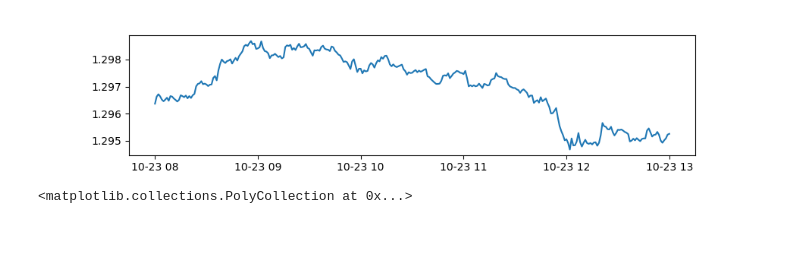
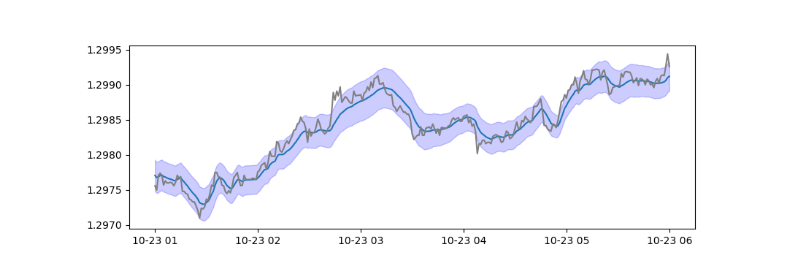
Before and after one commit to alexrmiller2/gpr-system, a Jupyter notebook: live-gpr.ipynb, the cells around one changed output. Drawn from its saved outputs; the diff is of its cells as text; code cells hidden in the pictures; blank space fills up the shorter version.

```diff
--- a/live-gpr.ipynb
+++ b/live-gpr.ipynb
@@ -12,54 +11,44 @@ dataM1['Time'] = pd.to_datetime(dataM1['Time'])
 # %%
 plt.clf()
 
-study_start = pd.to_datetime("2024-10-23 8:00")
-study_length = 5*60 # bars
+time_arr = dataM1['Time'].values.astype('datetime64[ms]')
+close_arr = dataM1['Close'].values
 
-start_index = dataM1[dataM1['Time'] >= study_start].index[0]
+study_start = np.datetime64("2024-10-23T01:00")
+start_index = np.searchsorted(time_arr, study_start)
+study_length = 5 * 60
 
-study_data = dataM1[start_index:start_index + study_length+1]
+kernel = Matern(length_scale=1.0, nu=1.5)
+gpr = GaussianProcessRegressor(kernel=kernel, alpha=1, n_restarts_optimizer=0, normalize_y=True)
 
-plt.plot(study_data['Time'], study_data['Open'])
-plt.show()
+window_size = 100
+X = np.arange(window_size + 1)[:, None]
+total_points = study_length + 1
 
-frame_window = 100 # bars
+y_preds = np.empty(total_points)
+std_preds = np.empty(total_points)
+time_preds = np.empty(total_points, dtype='datetime64[ms]')
 
-kernel = 1.0 * Matern(length_scale=1.0, nu=1.5)
-gpr = GaussianProcessRegressor(kernel=kernel, normalize_y=True, alpha=1, n_restarts_optimizer=0)
-
-time_preds = []
-y_preds = []
-std_preds = []
-
-for i in range(study_length + 1):
-    frame_data = dataM1[(start_index-frame_window + i):(start_index + 1 + i)]
-
-    X = np.arange(frame_window + 1).reshape(-1, 1)
-    y = frame_data['Close'].values.reshape(-1, 1)
+for i in range(total_points):
+    window_slice = slice(start_index - window_size + i, start_index + 1 + i)
+    y = close_arr[window_slice].reshape(-1, 1)
 
     gpr.fit(X, y)
+    y_pred, std = gpr.predict([[window_size]], return_std=True)
 
-    X_pred = np.array([[frame_window - 1]])
-    y_pred, std_pred = gpr.predict(X_pred, return_std=True)
+    y_preds[i] = y_pred.item()
+    std_preds[i] = std.item()
+    time_preds[i] = time_arr[start_index + i]
 
-    y_preds.append(y_pred)
-    std_preds.append(std_pred)
-    time_preds.append(frame_data['Time'].values[-1])
-
-y_preds = np.array(y_preds).flatten()
-std_preds = np.array(std_preds).flatten()
-time_preds = np.array(time_preds).flatten()
 
 plt.plot(time_preds, y_preds)
+plt.fill_between(time_preds,
+                y_preds - 1.96 * std_preds,
+                y_preds + 1.96 * std_preds,
+                alpha=0.2, color='blue')
 
-plt.fill_between(
-    time_preds,
-    y_preds + 1.96 * std_preds,
-    y_preds - 1.96 * std_preds,
-    alpha=0.2,
-    color='blue',
-    label='95% Confidence Interval'
-)
+plt.plot(time_arr[start_index:start_index+study_length+1],
+         close_arr[start_index:start_index+study_length+1], color='gray')
+plt.show()
 # %% [output]
-[figure, old version]
+[figure, new version]
-<matplotlib.collections.PolyCollection at 0x...>
```
Also changed, not shown: parts of 2 cells of this notebook, 2 other files.
